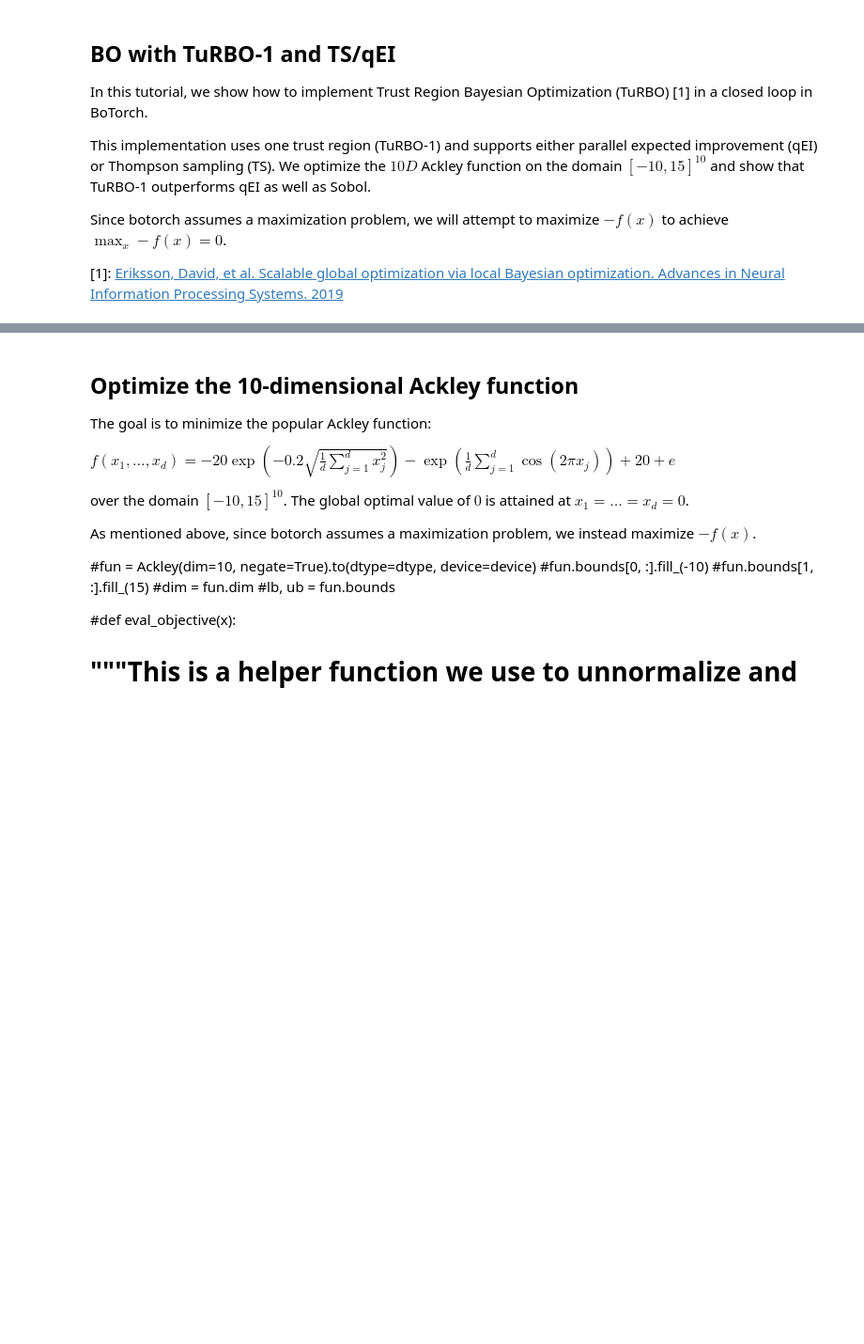
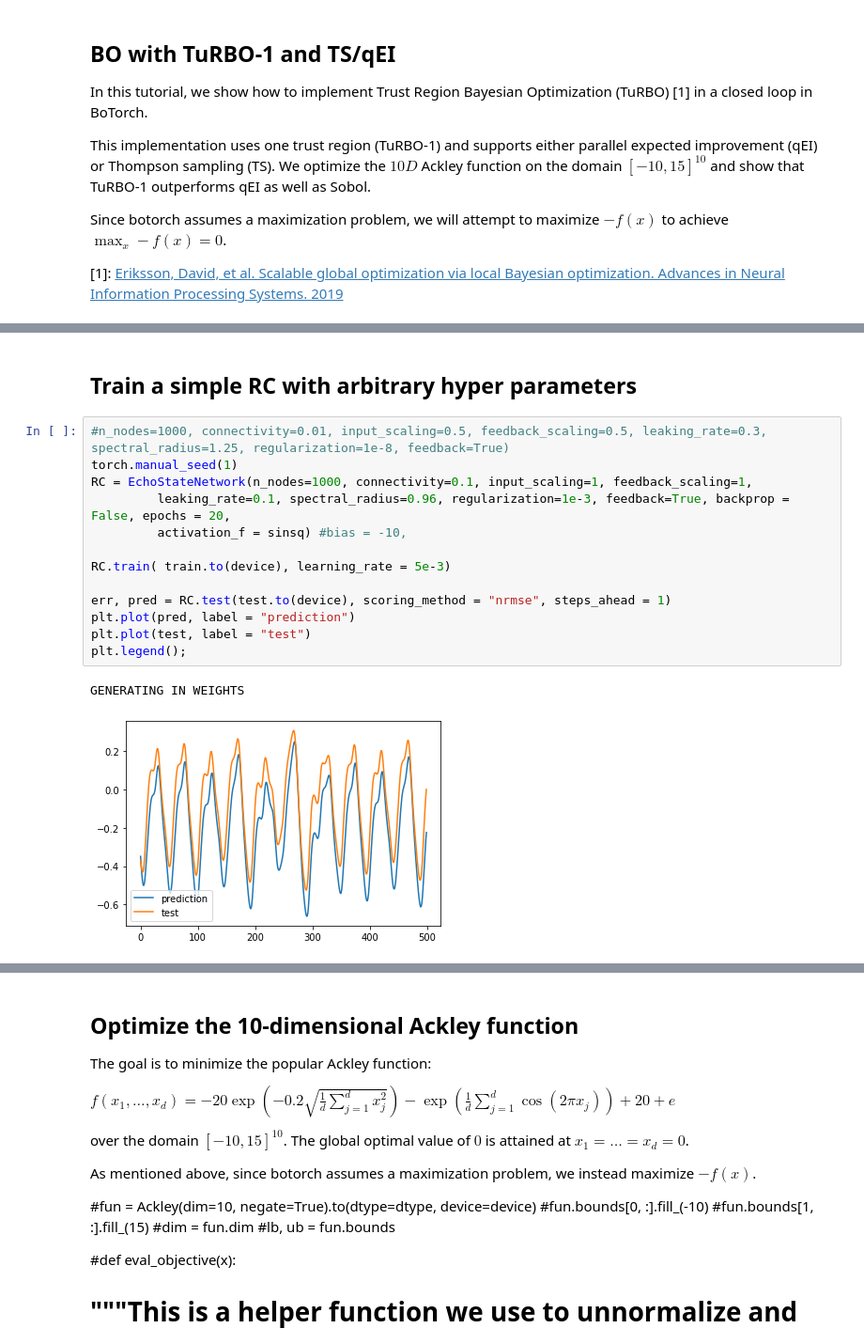
Before and after one commit to blindedjoy/RcTorch, a Jupyter notebook: turbo_1.ipynb, the cells around one changed output, grey strips where cells are left out. Shown at 94% size. Cells and saved outputs as stored; diff of their text form; blank space fills up the shorter version.

```diff
--- a/turbo_1.ipynb
+++ b/turbo_1.ipynb
@@ -10,0 +30,18 @@ Since botorch assumes a maximization problem, we will attempt to maximize $-f(x)
+# %% [markdown]
+## Train a simple RC with arbitrary hyper parameters
+# %%
+#n_nodes=1000, connectivity=0.01, input_scaling=0.5, feedback_scaling=0.5, leaking_rate=0.3, spectral_radius=1.25, regularization=1e-8, feedback=True)
+torch.manual_seed(1)
+RC = EchoStateNetwork(n_nodes=1000, connectivity=0.1, input_scaling=1, feedback_scaling=1,
+         leaking_rate=0.1, spectral_radius=0.96, regularization=1e-3, feedback=True, backprop = False, epochs = 20,
+         activation_f = sinsq) #bias = -10,
+
+RC.train( train.to(device), learning_rate = 5e-3)
+
+err, pred = RC.test(test.to(device), scoring_method = "nrmse", steps_ahead = 1)
+plt.plot(pred, label = "prediction")
+plt.plot(test, label = "test")
+plt.legend();
+# %% [output]
+GENERATING IN WEIGHTS
+[figure, added]
```
Also changed, not shown: parts of 40 cells of this notebook, 4 other files.
